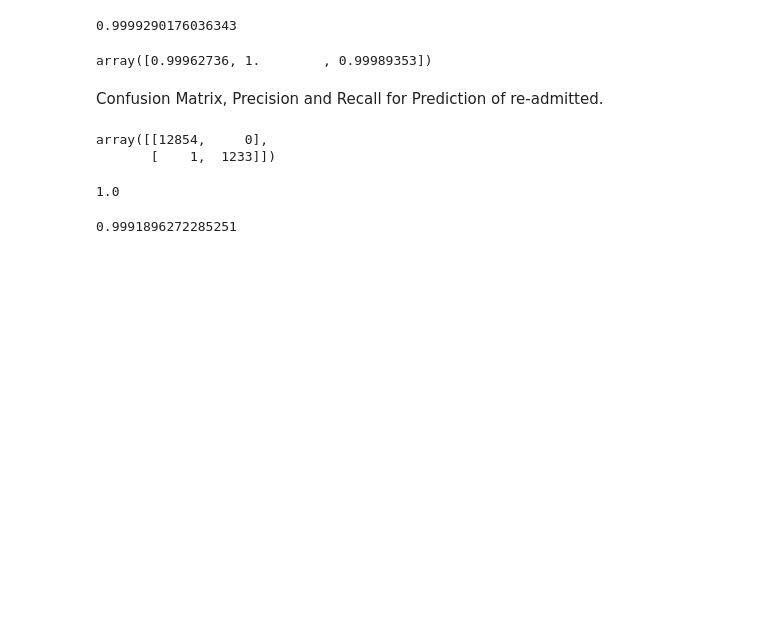
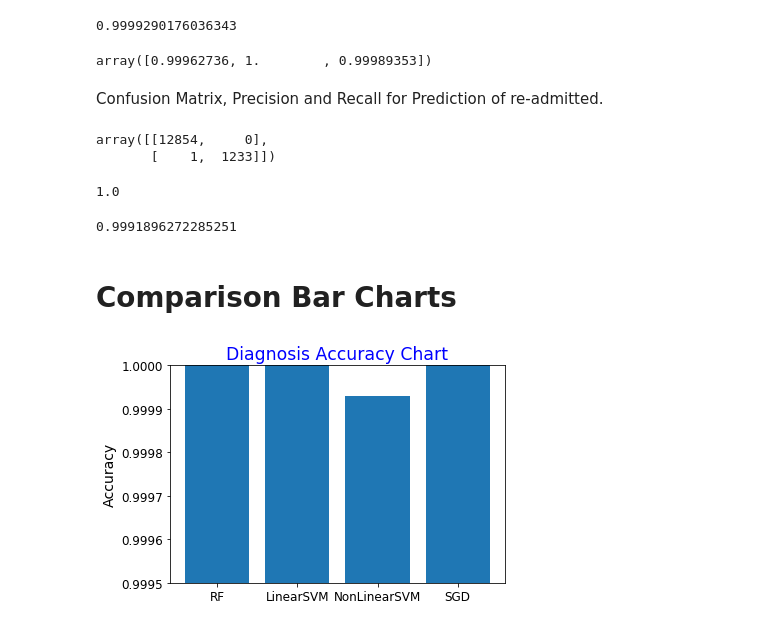
Before and after one commit to fsclsnow/AML, a Jupyter notebook: AML_Project5_Diabetes.ipynb, the cells around one changed output. Drawn from its saved outputs; the diff is of its cells as text; code cells hidden in the pictures; blank space fills up the shorter version.

```diff
--- a/AML_Project5_Diabetes.ipynb
+++ b/AML_Project5_Diabetes.ipynb
@@ -1054,7 +1051,8 @@ Accuracy score for predicting diagnoses of diabetes.
 # %%
 from sklearn.metrics import accuracy_score
 dia_pred = rnd_clf.predict(dia_te)
-accuracy_score(test_labels_diag, dia_pred)
+as_rf_diag = accuracy_score(test_labels_diag, dia_pred)
+as_rf_diag
 # %% [output]
 1.0
 # %% [markdown]
@@ -1129,7 +1134,8 @@ Pipeline(memory=None,
 # %%
 svm_dia_pred = svm_clf.predict(dia_te)
 # %%
-accuracy_score(test_labels_diag, svm_dia_pred)
+as_svm_diag = accuracy_score(test_labels_diag, svm_dia_pred)
+as_svm_diag
 # %% [output]
 1.0
 # %%
@@ -1194,7 +1207,8 @@ SGDClassifier(alpha=0.0001, average=False, class_weight=None,
 # %%
 sgd_dia_pred =sgd_clf.predict(dia_te)
 # %%
-accuracy_score(test_labels_diag, sgd_dia_pred)
+as_sgd_diag = accuracy_score(test_labels_diag, sgd_dia_pred)
+as_sgd_diag
 # %% [output]
 0.9999290176036343
 # %%
@@ -1263,7 +1284,8 @@ Pipeline(memory=None,
 # %%
 svm_poly_dia_pred = polynomial_svm_clf.predict(dia_te)
 # %%
-accuracy_score(test_labels_diag, svm_poly_dia_pred)
+as_svm_poly_diag = accuracy_score(test_labels_diag, svm_poly_dia_pred)
+as_svm_poly_diag
 # %% [output]
 1.0
 # %%
@@ -1325,2 +1354,14 @@ recall_score(test_labels_read, svm_poly_read_pred)
 # %% [output]
 0.9991896272285251
+# %% [markdown]
+# **Comparison Bar Charts**
+# %%
+names = ['RF', 'LinearSVM', 'NonLinearSVM',"SGD"]
+values = [as_rf_diag, as_svm_diag, as_sgd_diag, as_svm_poly_diag]
+plt.bar(names, values)
+plt.ylim(0.9995,1)
+plt.ylabel("Accuracy")
+plt.title("Diagnosis Accuracy Chart", color = "blue", fontsize = "xx-large")
+plt.show()
+# %% [output]
+[figure, added]
```
Also changed, not shown: parts of 45 cells of this notebook.
